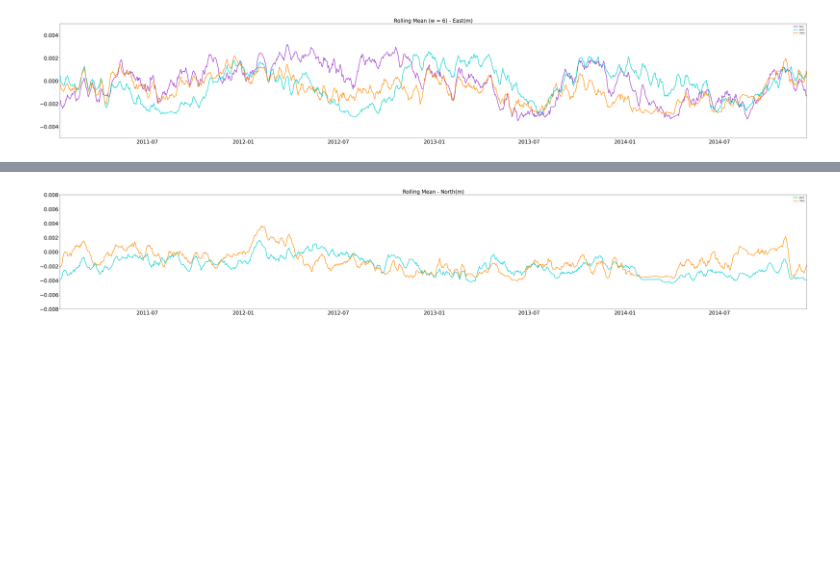
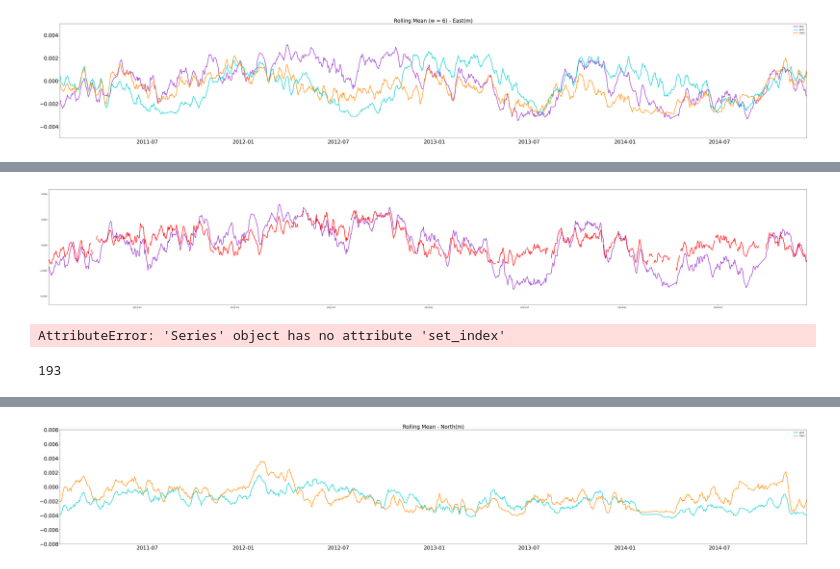
Before and after one commit to Rafaelaboliver/Time-Series-Analysis, a Jupyter notebook: Cansiglio Plateau + Classical Karst/Untitled1.ipynb, the cells around one changed output, grey strips where cells are left out. Drawn from its saved outputs; the diff is of its cells as text; code cells hidden in the pictures; blank space fills up the shorter version.

Commit message:
fevr28: subt. time series - geral rolling mean

```diff
--- a/Cansiglio Plateau + Classical Karst/Untitled1.ipynb
+++ b/Cansiglio Plateau + Classical Karst/Untitled1.ipynb
@@ -654,3 +586,7 @@ f = io.BytesIO()
 plt.show()
 # %% [output]
 [figure]
+# %%
+stations = pd.concat([brse_rolmeanE, pord_rolmeanE, mpra_rolmeanE], axis=1, keys=['brse', 'pord', 'mpra'])
+stations = stations.loc['2011-01-15':'2018-07-15']
+stations
@@ -656,0 +609,2 @@ plt.show()
+# %%
+stations['rolling_mean_stations'] = stations[['brse', 'pord', 'mpra']].mean(axis=1).rolling(8, min_periods=1).mean()
@@ -656,0 +625,25 @@ plt.show()
+# %%
+brse_test = brse_rolmeanE['east(m)'] - stations['rolling_mean_stations']
+brse_test = brse_test.loc['2011-01-15':'2018-07-15']
+
+fig=plt.figure(figsize=(65,10))
+
+plt.xlim(pd.Timestamp('2011-01-15'), pd.Timestamp('2014-12-15'))
+plt.plot(brse_rolmeanE, color='darkorchid', label='brse', lw=2.5)
+plt.plot(brse_test, color='red', label='brse', lw=2.5)
+
+fl = 'test.svg'
+f = io.BytesIO()
+plt.savefig(fl, format="svg")
+
+plt.show()
+# %% [output]
+[figure, added]
+# %%
+brse_test.set_index('YYMMMDD', inplace=True)
+# %% [output]
+AttributeError: 'Series' object has no attribute 'set_index'
+# %%
+print(brse_test.isnull().sum())
+# %% [output]
+193
```
Also changed, not shown: parts of 15 cells of this notebook, 1 other file.
